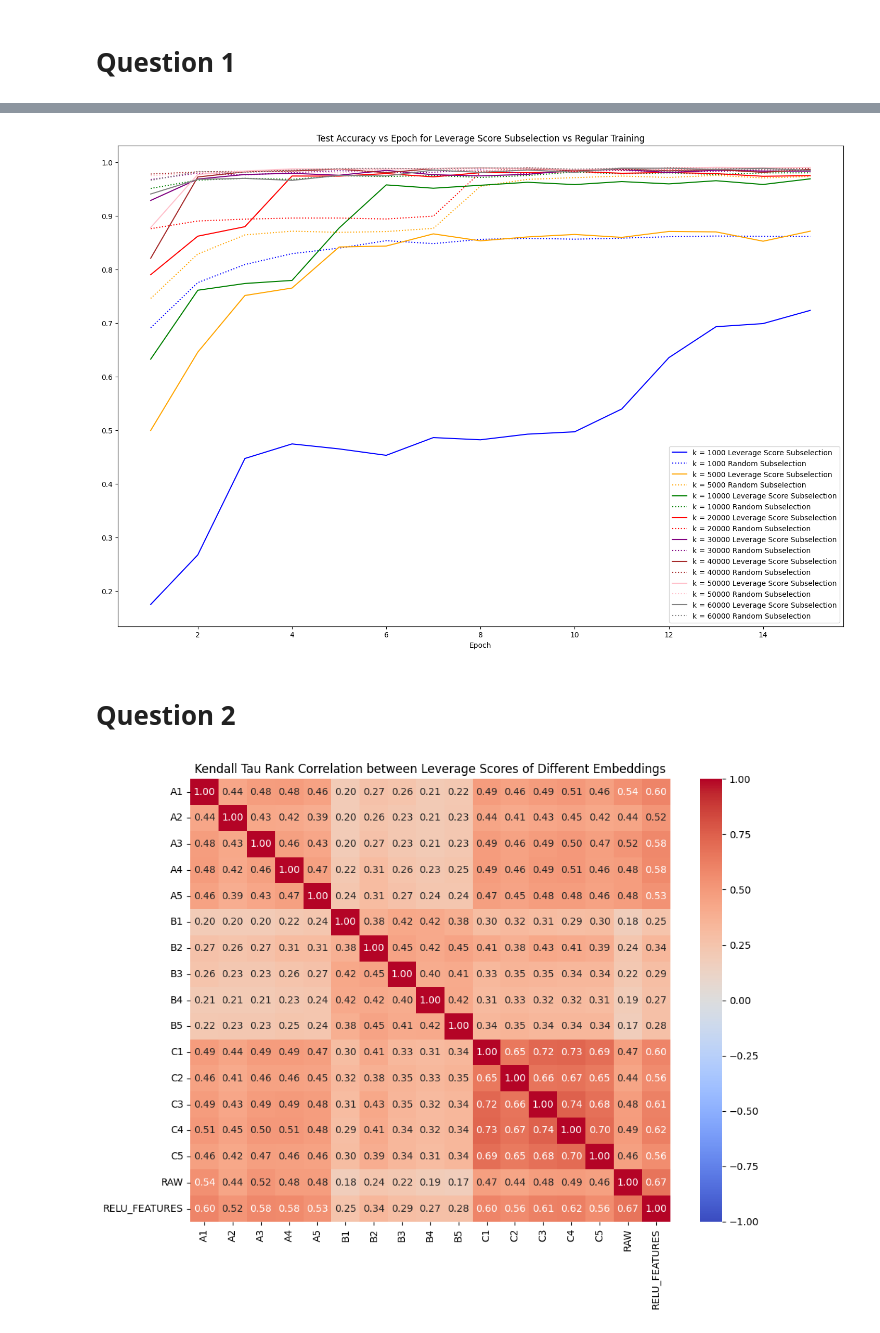
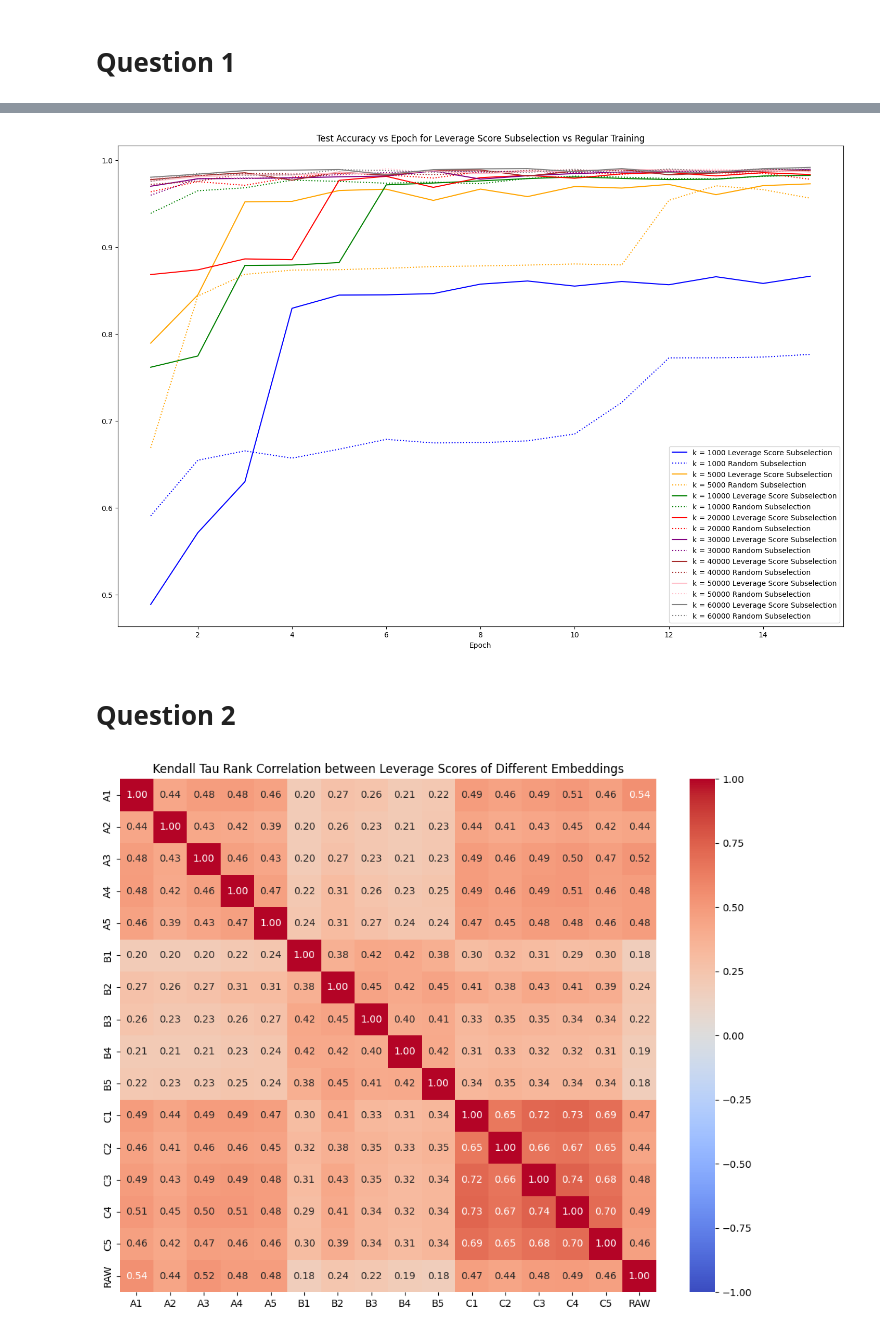
Before and after one commit to GrandMoff100/LeverageScoreExperiments, a Jupyter notebook: leverage-score-utility.ipynb, the cells around one changed output, grey strips where cells are left out. Saved outputs shown, nothing was run; the diff lists cells and outputs as text; code cells hidden in the pictures.

```diff
--- a/leverage-score-utility.ipynb
+++ b/leverage-score-utility.ipynb
@@ -131,0 +109,22 @@ loading C1 from networks/mnist-cnn-C1-4b8f6cc4d9eb7a1c86025ba9042dd4a38ee373c03b
+# %%
+import torch.linalg
+
+RAW_TRAIN = mnist_X.reshape(-1, 28 * 28).numpy()
+RAW_TEST = test_mnist_X.reshape(-1, 28 * 28).numpy()
+
+# Linear Regression on MNIST
+ONEHOT_LABELS = torch.nn.functional.one_hot(mnist_y, num_classes=10).float().numpy()
+
+print(RAW_TRAIN.shape, ONEHOT_LABELS.shape)
+coefficients = np.linalg.lstsq(RAW_TRAIN, ONEHOT_LABELS, rcond=None)[0]
+
+preds = RAW_TEST @ coefficients
+accuracy = (preds.argmax(axis=1) == test_mnist_y.numpy()).mean()
+print("Linear regression test accuracy on MNIST:", accuracy.item())
+
+res = RAW_TRAIN @ coefficients - ONEHOT_LABELS
+print("Least-squares error:", np.linalg.norm(res, ord="fro") ** 2)
+
+preds = RAW_TRAIN @ coefficients
+accuracy = (preds.argmax(axis=1) == mnist_y.numpy()).mean()
+print("Linear regression training accuracy on MNIST:", accuracy.item())
@@ -283,14 +377,26 @@ with open("figures/neural_networks_with_leverage_scores.json", "w") as f:
 colors = ["blue", "orange", "green", "red", "purple", "brown", "pink", "gray"]
 plt.figure(figsize=(18, 12))
 for i, k in enumerate(leverage_accs.keys()):
-    plt.plot(range(1, epochs + 1), leverage_accs[k], label=f"k = {k} Leverage Score Subselection", color=colors[i % len(colors)])
-    plt.plot(range(1, epochs + 1), regular_accs[k], label=f"k = {k} Random Subselection", linestyle="dotted", color=colors[i % len(colors)])
+    plt.plot(
+        range(1, epochs + 1),
+        leverage_accs[k],
+        label=f"k = {k} Leverage Score Subselection",
+        color=colors[i % len(colors)],
+    )
+    plt.plot(
+        range(1, epochs + 1),
+        regular_accs[k],
+        label=f"k = {k} Random Subselection",
+        linestyle="dotted",
+        color=colors[i % len(colors)],
+    )
 plt.xlabel("Epoch")
 plt.legend()
 plt.title("Test Accuracy vs Epoch for Leverage Score Subselection vs Regular Training")
+plt.savefig("figures/neural_networks_with_leverage_scores.png")
 plt.show()
 # %% [output]
-[figure, old version]
+[figure, new version]
 # %% [markdown]
 # Question 2
 # %%
@@ -299,10 +405,10 @@ from pathlib import Path
 # Measure the Kendall tau rank correlation between leverage scores rankings of different embeddings
 from scipy.stats import kendalltau
 
-EMBEDDINGS = ["RAW", "RELU_FEATURES"] + list(CNN_EMBEDDINGS.keys())
+EMBEDDINGS = ["RAW"] + list(CNN_EMBEDDINGS.keys())
 LEVERAGE_SCORES = {}
 for name, embedding in zip(
-    EMBEDDINGS, [RAW, RELU_FEATURES] + list(CNN_EMBEDDINGS.values())
+    EMBEDDINGS, [RAW] + list(CNN_EMBEDDINGS.values())
 ):
     leverage_scores = calculate_leverage_scores(embedding).cpu().numpy()
     LEVERAGE_SCORES[name] = leverage_scores
@@ -323,31 +429,31 @@ with open(Path("figures/rank_correlations.json"), "w") as f:
     json.dump(WEIGHTED_RANK_CORRELATIONS, f, indent=4)
 
 import seaborn as sns
 import pandas as pd
 import matplotlib.pyplot as plt
 
 # Pairplot the rank correlations tau values
 correlation_matrix = pd.DataFrame(
     index=sorted(EMBEDDINGS), columns=sorted(EMBEDDINGS), dtype=float
 )
 for name_pair, tau in WEIGHTED_RANK_CORRELATIONS.items():
     name1, name2 = name_pair.split(",")
     correlation_matrix.loc[name1, name2] = tau
     correlation_matrix.loc[name2, name1] = tau
 plt.figure(figsize=(10, 8))
 sns.heatmap(
     correlation_matrix.astype(float),
     annot=True,
     fmt=".2f",
     cmap="coolwarm",
     vmin=-1,
     vmax=1,
 )
 plt.title(
     "Kendall Tau Rank Correlation between Leverage Scores of Different Embeddings"
 )
 plt.tight_layout()
 plt.savefig(Path("figures/rank_correlation_heatmap.png"))
 plt.show()
 # %% [output]
-[figure, old version]
+[figure, new version]
```
Also changed, not shown: parts of 5 cells of this notebook, 3 other files.
